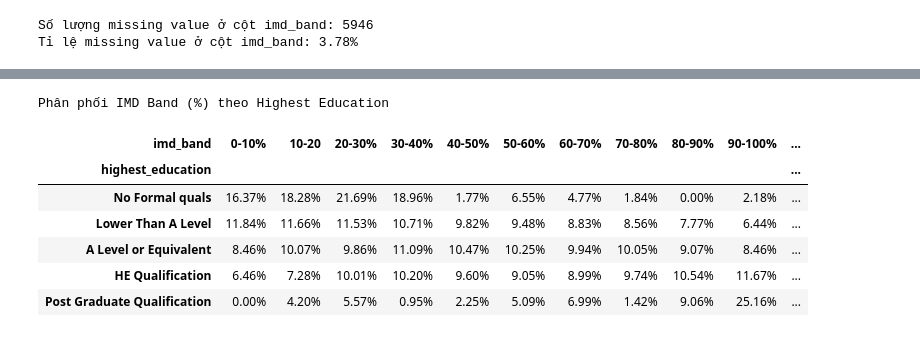
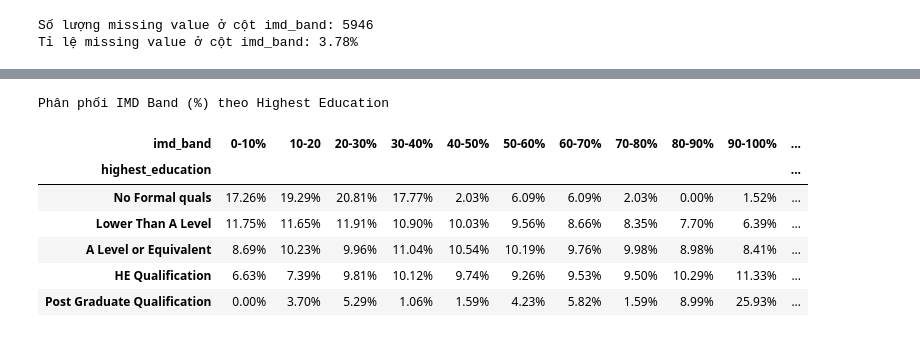
Before and after one commit to thiennguyen37-qn/early-academic-risk-warning, a Jupyter notebook: notebooks/demo.ipynb, the cells around one changed output, grey strips where cells are left out. Saved outputs shown, nothing was run; the diff lists cells and outputs as text; code cells hidden in the pictures.

```diff
--- a/notebooks/demo.ipynb
+++ b/notebooks/demo.ipynb
@@ -341,7 +341,7 @@ Hàm `build_snapshot_dataset()` nhằm xây dựng dataset dạng panel cho bài
 - **Đầu ra**
   - DataFrame `df_all` gồm 8 snapshot ghép lại — mỗi sinh viên xuất hiện tối đa 8 lần (một lần cho mỗi mốc T còn active), sẵn sàng cho bước huấn luyện model.
 # %%
-final_df = build_snapshot_dataset()
+final_df = build_snapshot_dataset(conn)
 final_df = final_df[[c for c in final_df.columns if c != 'final_result'] + ['final_result']]
 final_df
 # %% [output]
@@ -527,0 +527,3 @@ Tỉ lệ missing value ở cột imd_band: 3.78%
+# %%
+static_cols = ['id_student'] + STATIC_FEATURES + ['final_result']
+unique_students = train[static_cols].drop_duplicates(subset='id_student')
@@ -593,38 +617,38 @@ Phân phối imd_band (%) theo Region
 # %%
 imd_by_edu = (
-    pd.crosstab(train['highest_education'], train['imd_band'], normalize='index') * 100
+    pd.crosstab(unique_students['highest_education'], unique_students['imd_band'], normalize='index') * 100
 ).round(2)
 
 imd_order = ['0-10%', '10-20', '20-30%', '30-40%', '40-50%', '50-60%', '60-70%', '70-80%', '80-90%', '90-100%', '?']
 
 edu_order = [
     'No Formal quals',
     'Lower Than A Level',
     'A Level or Equivalent',
     'HE Qualification',
     'Post Graduate Qualification'
 ]
 
 imd_by_edu = imd_by_edu.reindex(edu_order).reindex(columns=imd_order)
 
 display(
     imd_by_edu.style
     .format("{:.2f}%")
     .background_gradient(cmap='YlOrRd', axis=1)
     .set_caption("Phân phối IMD Band (%) theo Highest Education")
     .set_table_styles([
         {'selector': 'caption',  'props': [('font-size', '16px'), ('font-weight', 'bold'), ('margin-bottom', '10px')]},
         {'selector': 'table',    'props': [('border-collapse', 'collapse'), ('width', '100%'), ('font-size', '14px')]},
         {'selector': 'th, td',   'props': [('padding', '8px 14px'), ('text-align', 'center')]},
         {'selector': '',         'props': [('overflow-y', 'auto'), ('max-height', '500px'), ('display', 'block')]},
     ])
 )
 # %% [output]
 Phân phối IMD Band (%) theo Highest Education
 | imd_band | 0-10% | 10-20 | 20-30% | 30-40% | 40-50% | 50-60% | 60-70% | 70-80% | 80-90% | 90-100% | ... |
 | highest_education |  |  |  |  |  |  |  |  |  |  | ... |
-| No Formal quals | 16.37% | 18.28% | 21.69% | 18.96% | 1.77% | 6.55% | 4.77% | 1.84% | 0.00% | 2.18% | ... |
-| Lower Than A Level | 11.84% | 11.66% | 11.53% | 10.71% | 9.82% | 9.48% | 8.83% | 8.56% | 7.77% | 6.44% | ... |
-| A Level or Equivalent | 8.46% | 10.07% | 9.86% | 11.09% | 10.47% | 10.25% | 9.94% | 10.05% | 9.07% | 8.46% | ... |
-| HE Qualification | 6.46% | 7.28% | 10.01% | 10.20% | 9.60% | 9.05% | 8.99% | 9.74% | 10.54% | 11.67% | ... |
-| Post Graduate Qualification | 0.00% | 4.20% | 5.57% | 0.95% | 2.25% | 5.09% | 6.99% | 1.42% | 9.06% | 25.16% | ... |
+| No Formal quals | 17.26% | 19.29% | 20.81% | 17.77% | 2.03% | 6.09% | 6.09% | 2.03% | 0.00% | 1.52% | ... |
+| Lower Than A Level | 11.75% | 11.65% | 11.91% | 10.90% | 10.03% | 9.56% | 8.66% | 8.35% | 7.70% | 6.39% | ... |
+| A Level or Equivalent | 8.69% | 10.23% | 9.96% | 11.04% | 10.54% | 10.19% | 9.76% | 9.98% | 8.98% | 8.41% | ... |
+| HE Qualification | 6.63% | 7.39% | 9.81% | 10.12% | 9.74% | 9.26% | 9.53% | 9.50% | 10.29% | 11.33% | ... |
+| Post Graduate Qualification | 0.00% | 3.70% | 5.29% | 1.06% | 1.59% | 4.23% | 5.82% | 1.59% | 8.99% | 25.93% | ... |
```
Also changed, not shown: parts of 32 cells of this notebook.
